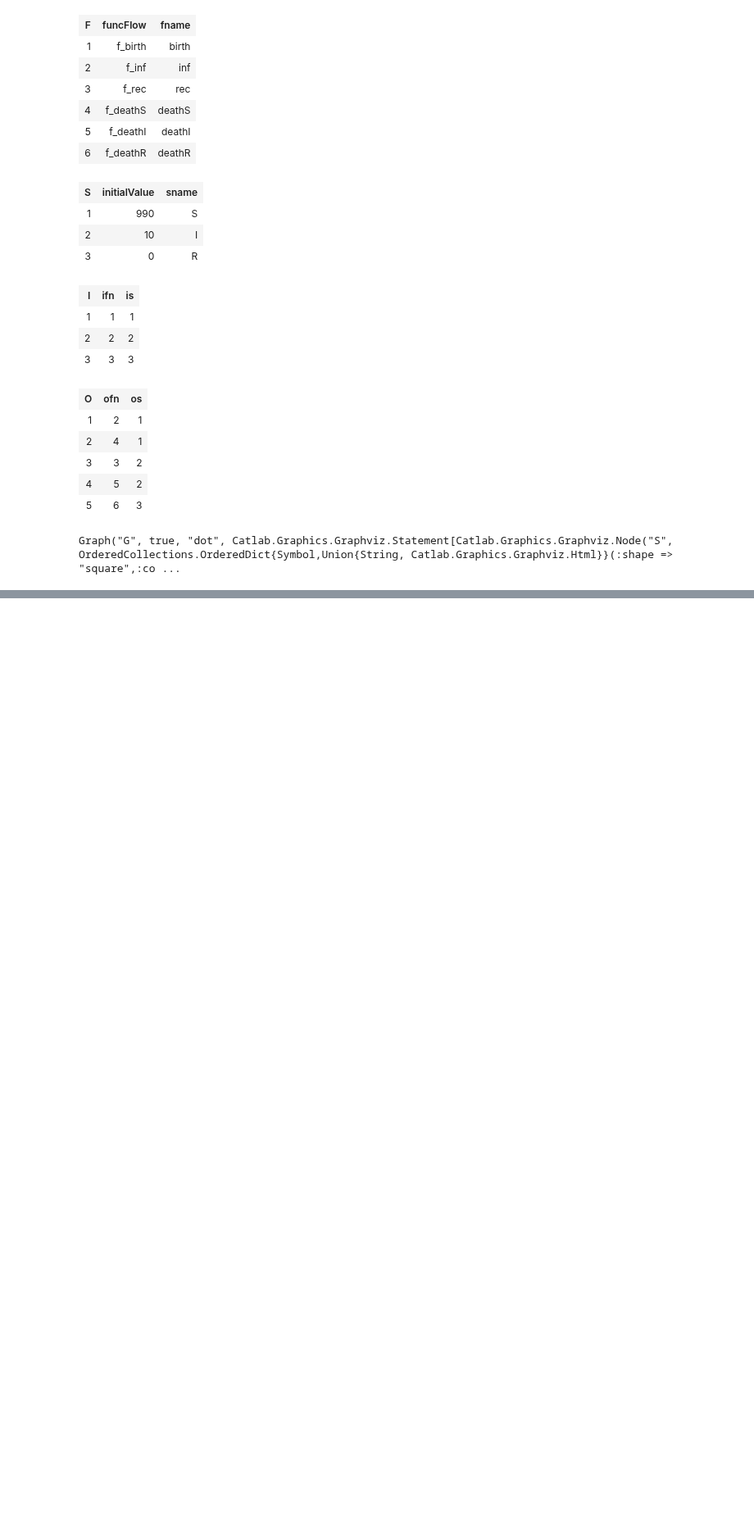
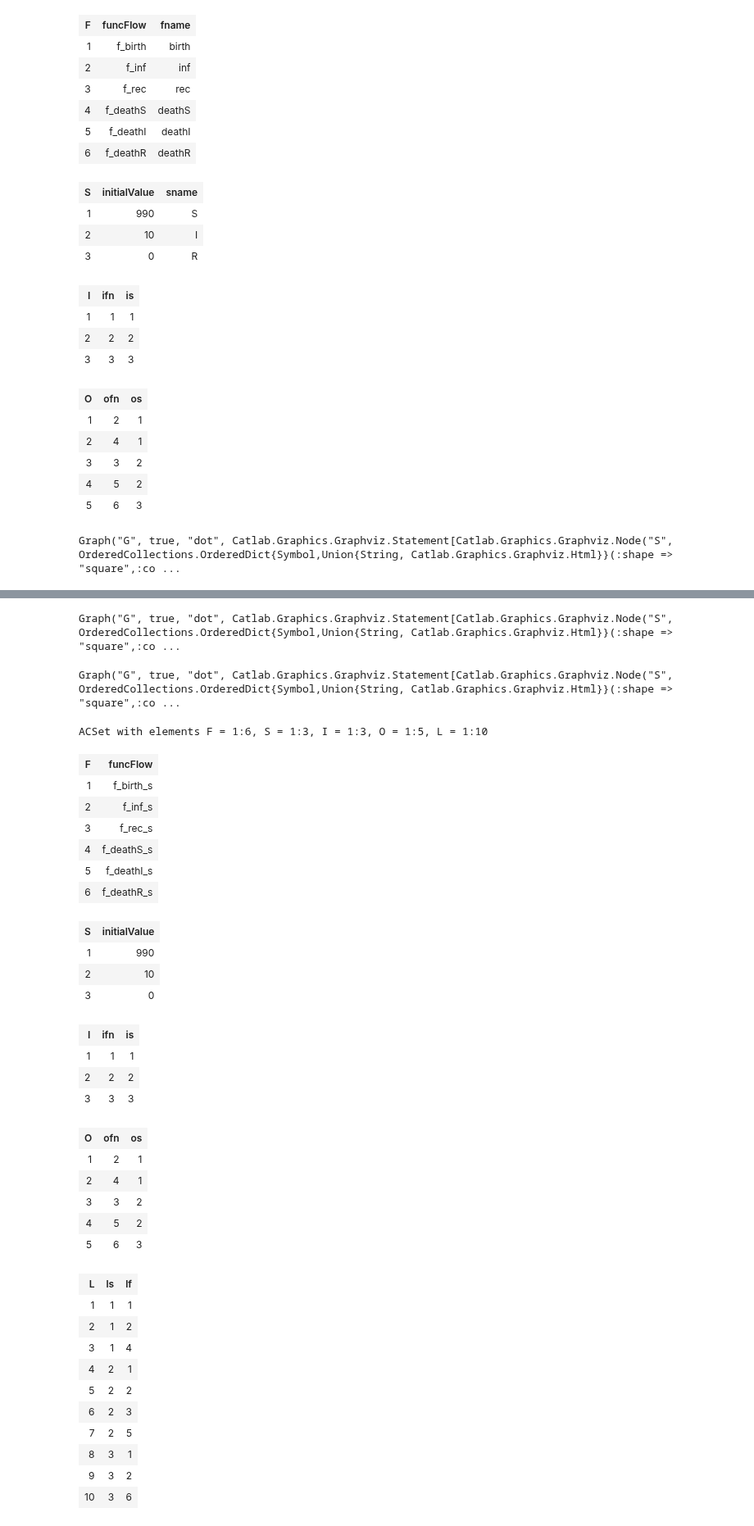
Before and after one commit to AlgebraicJulia/StockFlow.jl, a Jupyter notebook: examples/openSIRVModel/openPopulationSIR_representation.ipynb, the cells around one changed output, grey strips where cells are left out. Shown at 82% size. Saved outputs shown, nothing was run; the diff lists cells and outputs as text; code cells hidden in the pictures; blank space fills up the shorter version.

```diff
--- a/examples/openSIRVModel/openPopulationSIR_representation.ipynb
+++ b/examples/openSIRVModel/openPopulationSIR_representation.ipynb
@@ -139,0 +250,46 @@ plot(sol, xlabel="Time", ylabel="Number of people")
+# %%
+Graph(sir_LabelledLinkedBoneStockFlow)
+# %% [output]
+Graph("G", true, "dot", Catlab.Graphics.Graphviz.Statement[Catlab.Graphics.Graphviz.Node("S", OrderedCollections.OrderedDict{Symbol,Union{String, Catlab.Graphics.Graphviz.Html}}(:shape => "square",:co ...
+# %%
+LGraph(sir_LabelledLinkedBoneStockFlow)
+# %% [output]
+Graph("G", true, "dot", Catlab.Graphics.Graphviz.Statement[Catlab.Graphics.Graphviz.Node("S", OrderedCollections.OrderedDict{Symbol,Union{String, Catlab.Graphics.Graphviz.Html}}(:shape => "square",:co ...
+# %%
+# Note, here pair of pair like (1 => (2,4) => (1,2,4)) will not work, should have to use tuples like (1,(2,4),(1,2,4)):
+#Not work: sir_LinkedStockFlow = LinkedStockFlow{Function, Int}((f_birth, f_inf, f_rec, f_deathS, f_deathI, f_deathR), (990,(1 => (2,4) => (1,2,4))), (10,(2 => (3,5) => (1,2,3,5))),(0, (3 => 6 => (1,2,6))))
+sir_LinkedStockFlow = LinkedStockFlow{Function, Int}((f_birth_s, f_inf_s, f_rec_s, f_deathS_s, f_deathI_s, f_deathR_s), (990,(1,(2,4),(1,2,4))), (10,(2,(3,5),(1,2,3,5))),(0, (3,6,(1,2,6))))
+# %% [output]
+ACSet with elements F = 1:6, S = 1:3, I = 1:3, O = 1:5, L = 1:10
+| F | funcFlow |
+| 1 | f_birth_s |
+| 2 | f_inf_s |
+| 3 | f_rec_s |
+| 4 | f_deathS_s |
+| 5 | f_deathI_s |
+| 6 | f_deathR_s |
+| S | initialValue |
+| 1 | 990 |
+| 2 | 10 |
+| 3 | 0 |
+| I | ifn | is |
+| 1 | 1 | 1 |
+| 2 | 2 | 2 |
+| 3 | 3 | 3 |
+| O | ofn | os |
+| 1 | 2 | 1 |
+| 2 | 4 | 1 |
+| 3 | 3 | 2 |
+| 4 | 5 | 2 |
+| 5 | 6 | 3 |
+| L | ls | lf |
+| 1 | 1 | 1 |
+| 2 | 1 | 2 |
+| 3 | 1 | 4 |
+| 4 | 2 | 1 |
+| 5 | 2 | 2 |
+| 6 | 2 | 3 |
+| 7 | 2 | 5 |
+| 8 | 3 | 1 |
+| 9 | 3 | 2 |
+| 10 | 3 | 6 |
```
Also changed, not shown: parts of 24 cells of this notebook, 3 other files.
